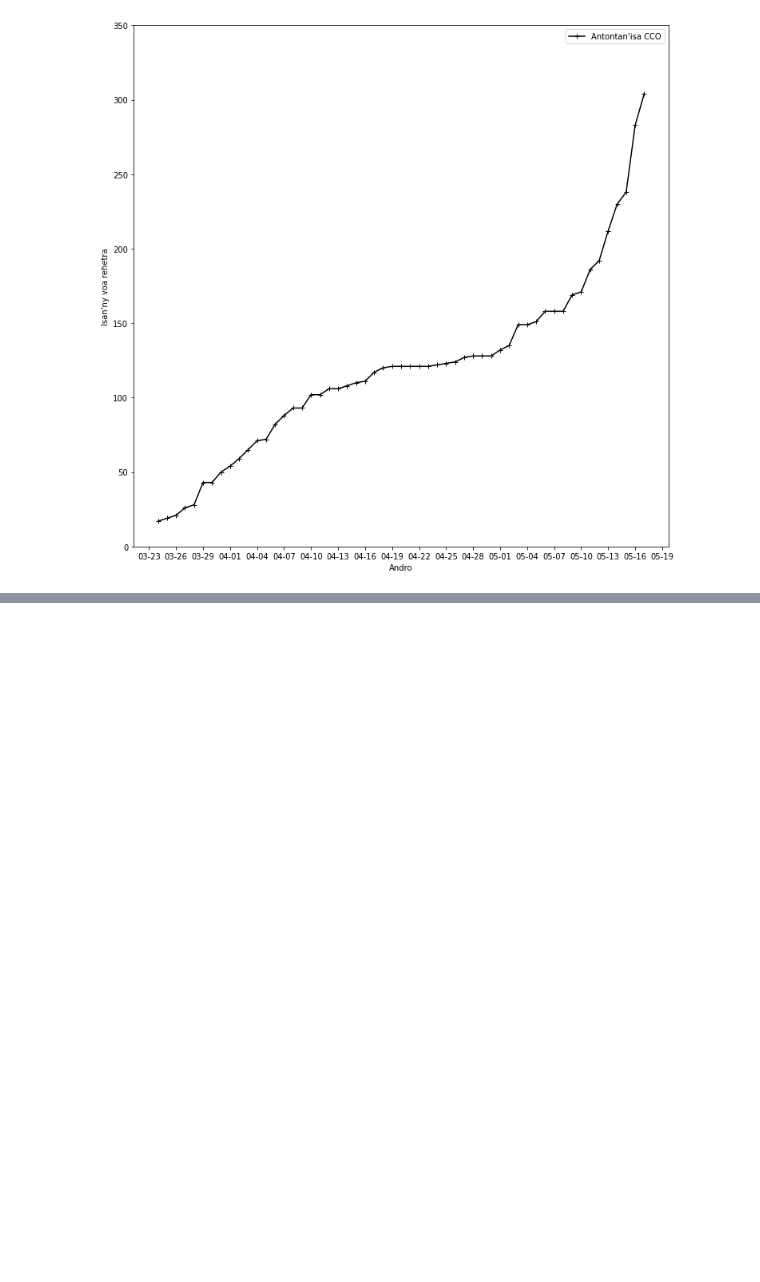
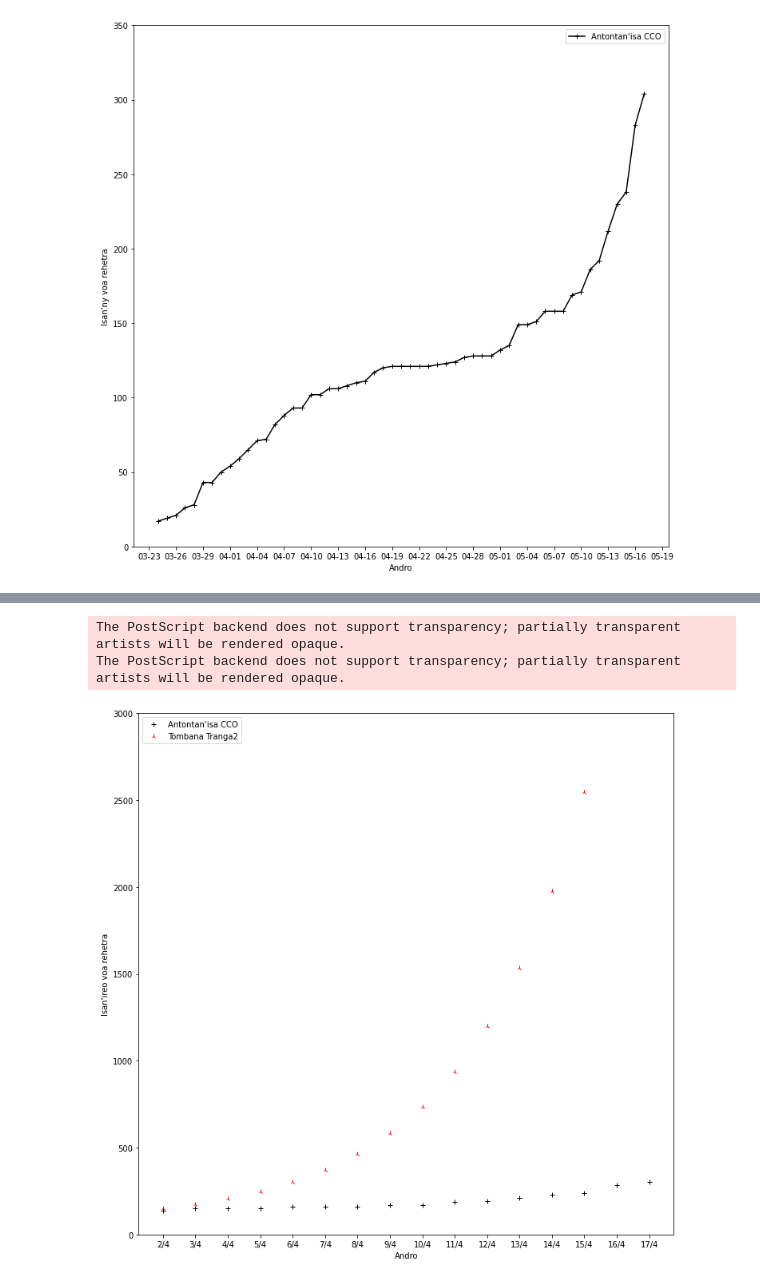
Before and after one commit to herysedra/covid19-mankaiza-clone, a Jupyter notebook: scripts/paper/simple_blocks/sir_vmiv.ipynb, the cells around one changed output, grey strips where cells are left out. Saved outputs shown, nothing was run; the diff lists cells and outputs as text; code cells hidden in the pictures; blank space fills up the shorter version.

```diff
--- a/scripts/paper/simple_blocks/sir_vmiv.ipynb
+++ b/scripts/paper/simple_blocks/sir_vmiv.ipynb
@@ -320,13 +347,17 @@ The PostScript backend does not support transparency; partially transparent arti
 # %%
 fig, ax = plt.subplots(figsize=(12, 12))
 
-ax.plot(daty_lst, tilyvoamdg.loc[date_data_begin:date_data_end, 'Voareh tvm'], marker ="+",ls = 'None', color='black',label="Antontan'isa CCO")
+ax.plot(daty_lst, tilyvoamdg.loc[voal:fara, 'Voareh tvm'], marker ="+",ls = 'None', color='black',label="Antontan'isa CCO")
 ax.plot(daty_lst,ItotT3_lst, marker ="2",ls = 'None', color='red',label='Tombana Tranga2')
 ax.set(xlabel = 'Andro', ylabel = "Isan'ireo voa rehetra")
 ax.legend(loc= 'best')
 
-plt.ylim(0,300)
+plt.ylim(0,3000)
 
 plt.savefig(path_to_save+'mey15SIRmiv.eps')
 
 plt.show()
+# %% [output]
+The PostScript backend does not support transparency; partially transparent artists will be rendered opaque.
+The PostScript backend does not support transparency; partially transparent artists will be rendered opaque.
+[figure, added]
```
Also changed, not shown: parts of 5 cells of this notebook.
